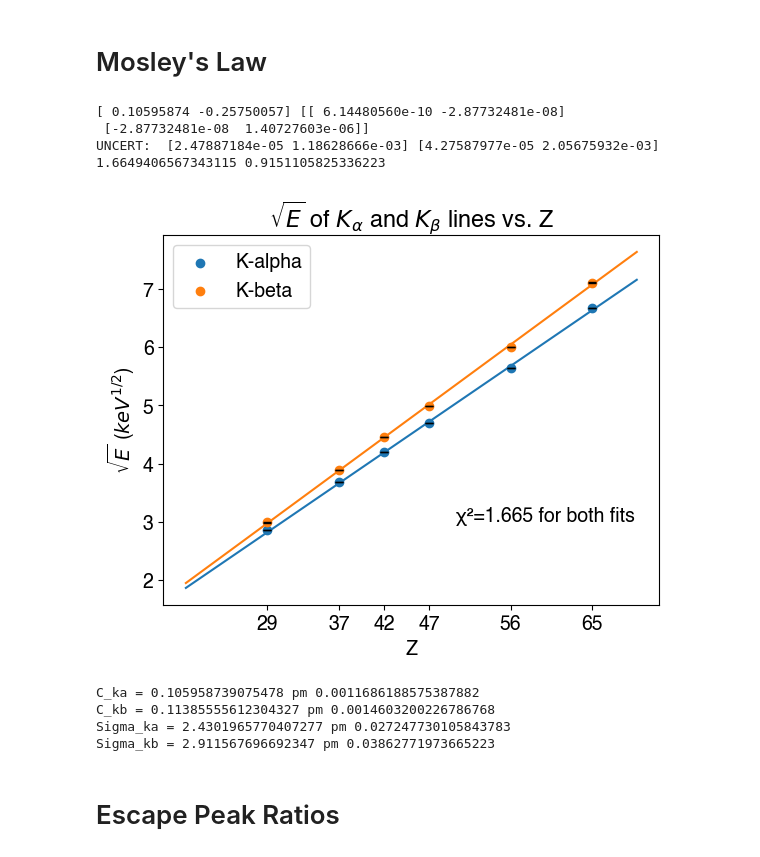
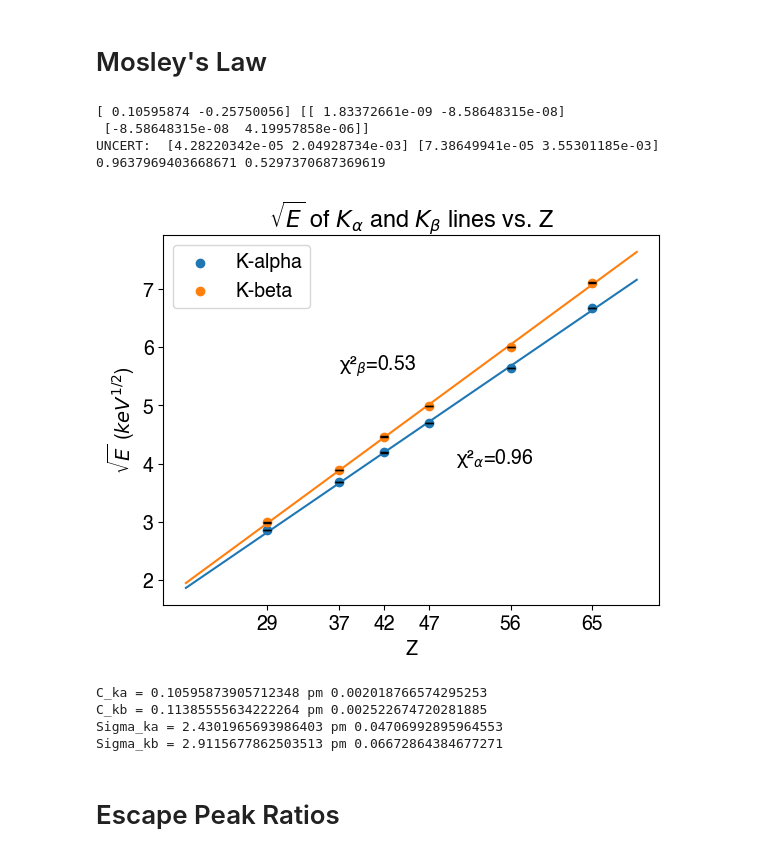
Before and after one commit to sestinj/jlab, a Jupyter notebook: nate/xray/xray2.ipynb, the cells around one changed output. Cells and saved outputs as stored; diff of their text form; code cells hidden in the pictures.

```diff
--- a/nate/xray/xray2.ipynb
+++ b/nate/xray/xray2.ipynb
@@ -51,7 +51,7 @@ def fwhm_to_total_counts(filename, left_half, right_half):
     right_half = int(right_half / bin_width)
     between_fwhm = np.sum(bins[left_half:right_half])
 
-    return between_fwhm / 0.3289
+    return between_fwhm / 0.9815
 
 def fwhm_to_uncert(fwhm, N):
     return fwhm / 2.355 / np.sqrt(N)
@@ -68,39 +68,40 @@ popt_kb, pcov_kb = curve_fit(f=line, xdata=Z, ydata=np.sqrt(E_kb), sigma=uncert_
 sig_ka = np.sqrt(np.diag(pcov_ka))
 sig_kb = np.sqrt(np.diag(pcov_kb))
 print(popt_ka, pcov_ka)
 print("UNCERT: ", sig_ka, sig_kb)
 
 
 # Plot the best fit vs. the above plot
 x = np.linspace(20, 70, 500)
 plt.scatter(Z, np.sqrt(E_ka))
 plt.scatter(Z, np.sqrt(E_kb))
 
 chi2_ka = np.sum((np.sqrt(E_ka) - line(Z, *popt_ka))**2/uncert_ka) / 5.
 chi2_kb = np.sum((np.sqrt(E_kb) - line(Z, *popt_kb))**2/uncert_kb) / 5.
 print(chi2_ka, chi2_kb)
 
 plt.plot(x, line(x, *popt_ka))
 plt.plot(x, line(x, *popt_kb))
 
 plt.errorbar(Z, np.sqrt(E_ka), yerr=uncert_ka, fmt='none', color='black', capsize=3)
 plt.errorbar(Z, np.sqrt(E_kb), yerr=uncert_kb, fmt='none', color='black', capsize=3)
 
 plt.legend(['K-alpha', 'K-beta'])
-plt.annotate("\u03C7\u00b2=" + str(round(chi2_ka, 3)) + " for both fits", (50.0, 3.0), color="black")
+plt.annotate("\u03C7\u00b2$_{\\alpha}$=" + str(round(chi2_ka, 2)), (50.0, 4.0), color="black")
+plt.annotate("\u03C7\u00b2$_{\\beta}$=" + str(round(chi2_kb, 2)), (37.0, 5.6), color="black")
 plt.rcParams.update({'font.size': 14, 'font.family': 'Helvetica'})
 plt.xlabel("Z")
 plt.ylabel("$\sqrt{E}$ ($keV^{1/2}$)")
 plt.title("$\sqrt{E}$ of $K_{\\alpha}$ and $K_{\\beta}$ lines vs. Z")
 plt.xticks(Z)#, ['Cu', 'Ru', 'Mo', 'Ag', 'Ba', 'Tb'])
 plt.savefig('mosley.pdf', bbox_inches='tight', pad_inches=0.01)
 plt.show()
 # %% [output]
-[ 0.10595874 -0.25750057] [[ 6.14480560e-10 -2.87732481e-08]
- [-2.87732481e-08  1.40727603e-06]]
-UNCERT:  [2.47887184e-05 1.18628666e-03] [4.27587977e-05 2.05675932e-03]
-1.6649406567343115 0.9151105825336223
+[ 0.10595874 -0.25750056] [[ 1.83372661e-09 -8.58648315e-08]
+ [-8.58648315e-08  4.19957858e-06]]
+UNCERT:  [4.28220342e-05 2.04928734e-03] [7.38649941e-05 3.55301185e-03]
+0.9637969403668671 0.5297370687369619
-[figure, old version]
+[figure, new version]
 # %%
 # The values to be used in Mosley's Law
 
@@ -112,10 +113,10 @@ uncert_sig_kb = np.sqrt((uncert_kb[1] / popt_kb[1])**2 + (uncert_kb[0] / popt_kb
 print(f"Sigma_ka = {popt_ka[1] / -popt_ka[0]} pm {uncert_sig_ka}")
 print(f"Sigma_kb = {popt_kb[1] / -popt_kb[0]} pm {uncert_sig_kb}")
 # %% [output]
-C_ka = 0.105958739075478 pm 0.0011686188575387882
-C_kb = 0.11385555612304327 pm 0.0014603200226786768
-Sigma_ka = 2.4301965770407277 pm 0.027247730105843783
-Sigma_kb = 2.911567696692347 pm 0.03862771973665223
+C_ka = 0.10595873905712348 pm 0.002018766574295253
+C_kb = 0.11385555634222264 pm 0.002522674720281885
+Sigma_ka = 2.4301965693986403 pm 0.04706992895964553
+Sigma_kb = 2.9115677862503513 pm 0.06672864384677271
 # %% [markdown]
 # Escape Peak Ratios
 # %%
```
Also changed, not shown: parts of 5 cells of this notebook, 47 other files.
